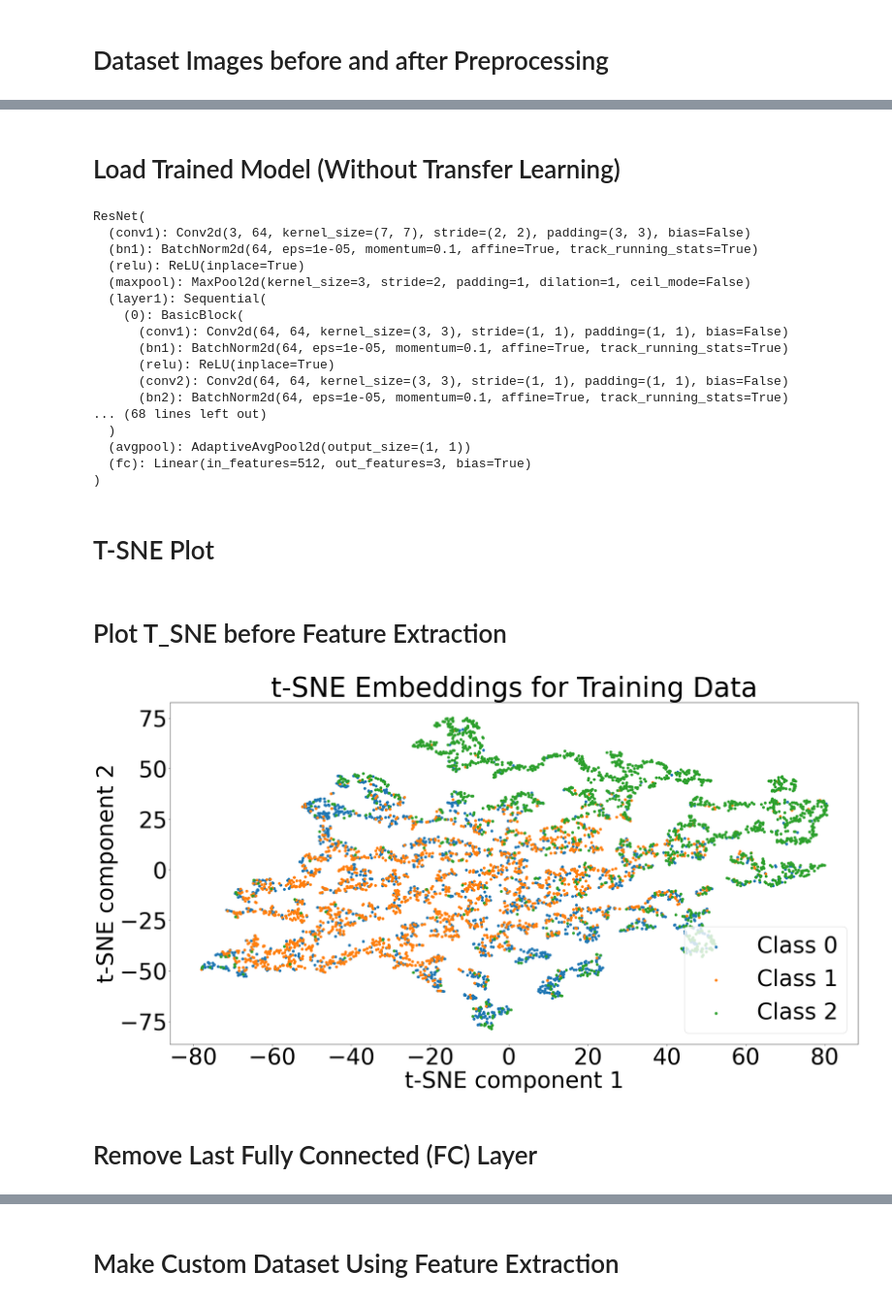
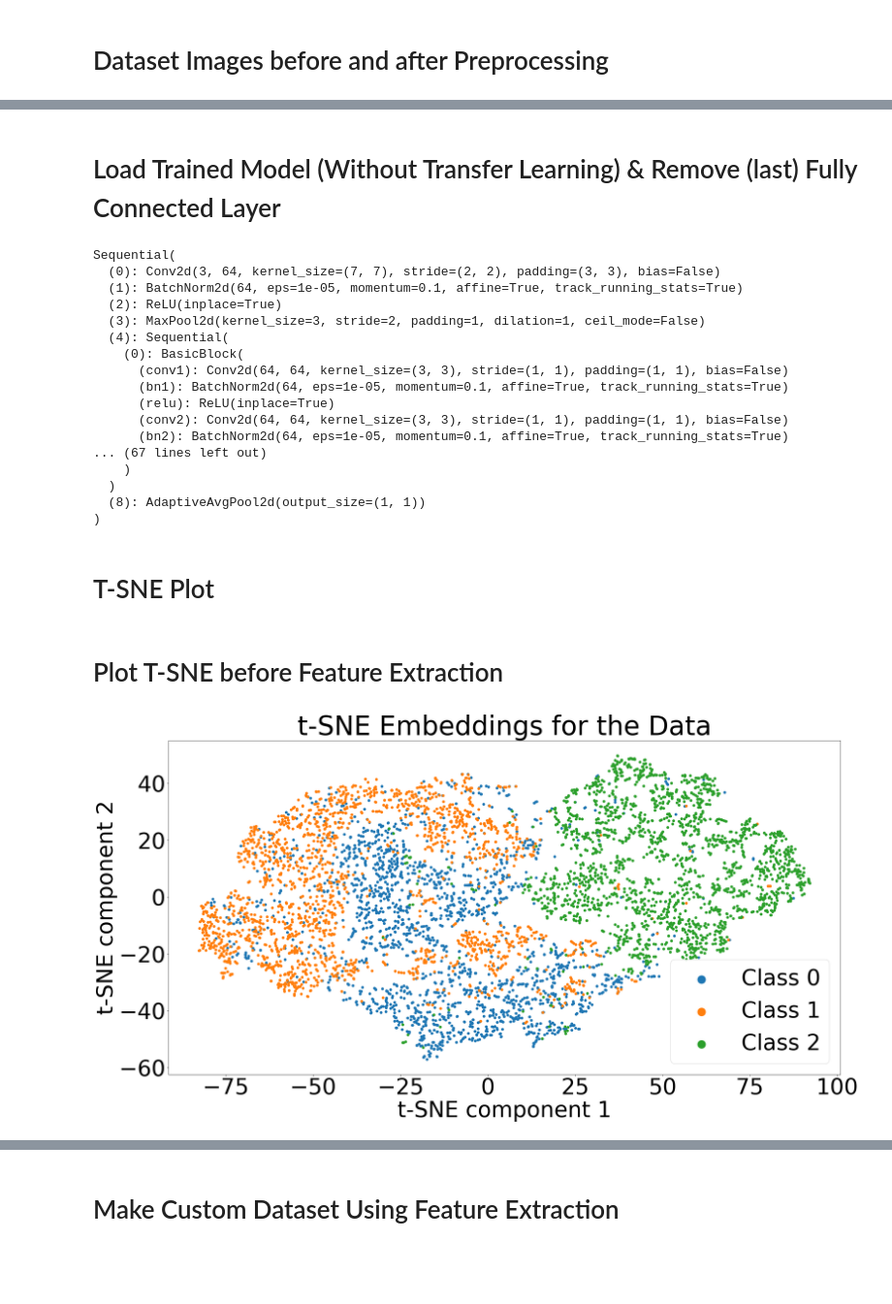
Before and after one commit to Vasudev-Sharma-13/COMP6321-GroupE, a Jupyter notebook: Task2/Task2_FeatureExtraction_SVM/Task2_FeatureExtraction_D2_SVM.ipynb, the cells around one changed output, grey strips where cells are left out. Shown at 97% size. Drawn from its saved outputs; the diff is of its cells as text; code cells hidden in the pictures; blank space fills up the shorter version.

```diff
--- a/Task2/Task2_FeatureExtraction_SVM/Task2_FeatureExtraction_D2_SVM.ipynb
+++ b/Task2/Task2_FeatureExtraction_SVM/Task2_FeatureExtraction_D2_SVM.ipynb
@@ -126,31 +126,32 @@ data_loader(path,batch_size,inputDimension,flag=1)
 # %% [markdown]
-# Load Trained Model (Without Transfer Learning)
+# Load Trained Model (Without Transfer Learning) & Remove (last) Fully Connected Layer
 # %%
 model1 = torch.load('/kaggle/input/models/COMP6321_ResNet_Task1_CancerDataset_Model_Final_HyperParamaterTuning8.pth')
+model1 = torch.nn.Sequential(*(list(model1.children())[:-1]))
 model1.eval()
 # %% [output]
-ResNet(
-  (conv1): Conv2d(3, 64, kernel_size=(7, 7), stride=(2, 2), padding=(3, 3), bias=False)
-  (bn1): BatchNorm2d(64, eps=1e-05, momentum=0.1, affine=True, track_running_stats=True)
-  (relu): ReLU(inplace=True)
-  (maxpool): MaxPool2d(kernel_size=3, stride=2, padding=1, dilation=1, ceil_mode=False)
-  (layer1): Sequential(
+Sequential(
+  (0): Conv2d(3, 64, kernel_size=(7, 7), stride=(2, 2), padding=(3, 3), bias=False)
+  (1): BatchNorm2d(64, eps=1e-05, momentum=0.1, affine=True, track_running_stats=True)
+  (2): ReLU(inplace=True)
+  (3): MaxPool2d(kernel_size=3, stride=2, padding=1, dilation=1, ceil_mode=False)
+  (4): Sequential(
     (0): BasicBlock(
       (conv1): Conv2d(64, 64, kernel_size=(3, 3), stride=(1, 1), padding=(1, 1), bias=False)
       (bn1): BatchNorm2d(64, eps=1e-05, momentum=0.1, affine=True, track_running_stats=True)
       (relu): ReLU(inplace=True)
       (conv2): Conv2d(64, 64, kernel_size=(3, 3), stride=(1, 1), padding=(1, 1), bias=False)
       (bn2): BatchNorm2d(64, eps=1e-05, momentum=0.1, affine=True, track_running_stats=True)
-... (68 lines left out)
+... (67 lines left out)
+    )
   )
-  (avgpool): AdaptiveAvgPool2d(output_size=(1, 1))
-  (fc): Linear(in_features=512, out_features=3, bias=True)
+  (8): AdaptiveAvgPool2d(output_size=(1, 1))
 )
 # %% [markdown]
 # T-SNE Plot
 # %%
 # Get embeddings for the test data
-def tSNE_plot(temporaryModel):
+def tSNE_plot(temporaryModel, test_loader):
     plt.rcParams.update({'font.size': 55})
     embeddings = []
     labels = []
@@ -163,7 +164,9 @@ def tSNE_plot(temporaryModel):
     embeddings = np.concatenate(embeddings)
     labels = np.concatenate(labels)
 
-      # Apply t-SNE for visualization
+    #Flatten features due to Found array with dim 4. TSNE expected <= 2.
+    embeddings = embeddings.reshape(embeddings.shape[0], -1)
+    # Apply t-SNE for visualization
     tsne = TSNE(n_components=2, perplexity=30, random_state=0)
     embeddings_tsne = tsne.fit_transform(embeddings)
 
@@ -172,18 +175,18 @@ def tSNE_plot(temporaryModel):
 
     for i in range(len(labels_map)):
         plt.scatter(embeddings_tsne[labels==i,0], embeddings_tsne[labels==i,1], label=f'Class {i}')
-    plt.legend()
-    plt.title('t-SNE Embeddings for Training Data')
+    legend = plt.legend()
+    for handle in legend.legend_handles:
+        handle.set_sizes([400])
+    plt.title('t-SNE Embeddings for the Data')
     plt.xlabel("t-SNE component 1")
     plt.ylabel("t-SNE component 2")
     plt.show()
     plt.rcParams.update({'font.size': 10})
 # %% [markdown]
-# Plot T_SNE before Feature Extraction
+# Plot T-SNE before Feature Extraction
 # %%
-test_loader = data_loader(path,batch_size, inputDimension)
-tSNE_plot(model1)
+test_loader = data_loader(path, batch_size, inputDimension)
+tSNE_plot(model1, test_loader)
 # %% [output]
-[figure, old version]
+[figure, new version]
-# %% [markdown]
-# Remove Last Fully Connected (FC) Layer
```
Also changed, not shown: parts of 20 cells of this notebook, 4 other files.
